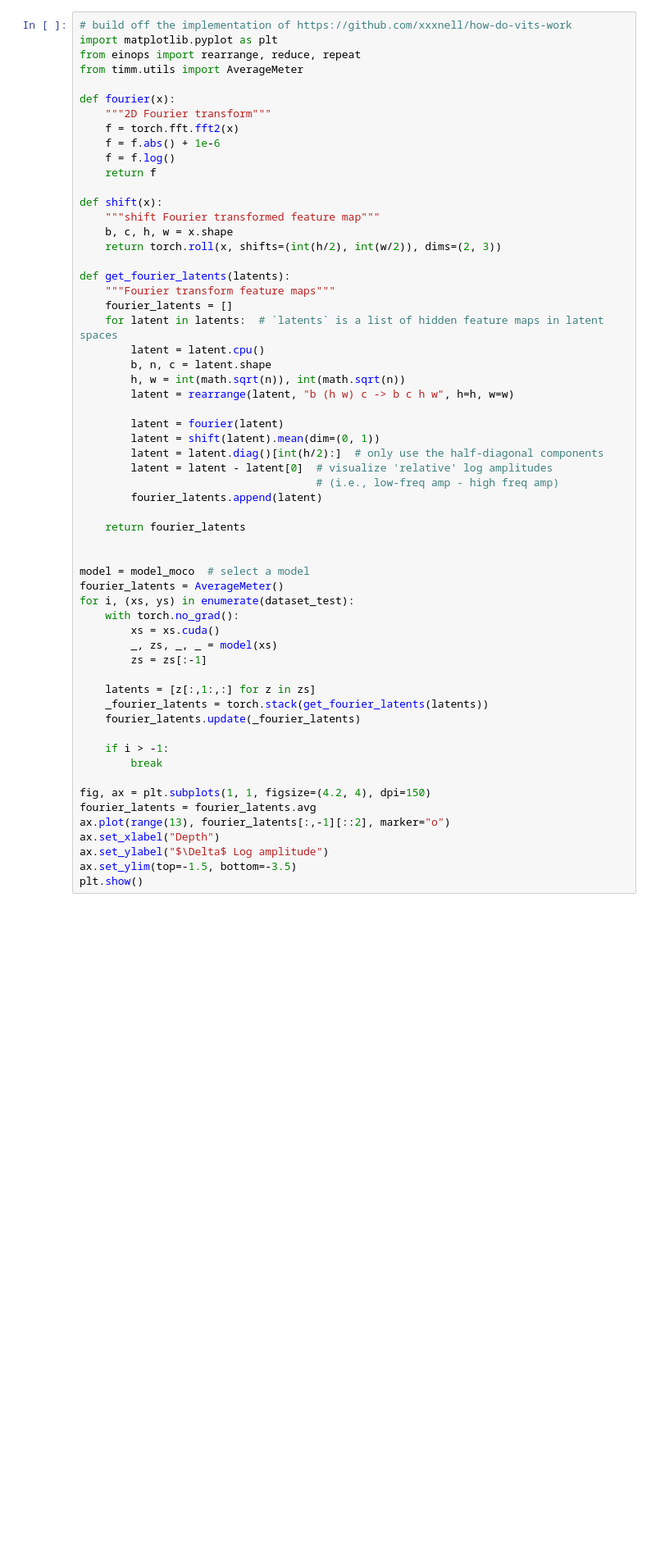
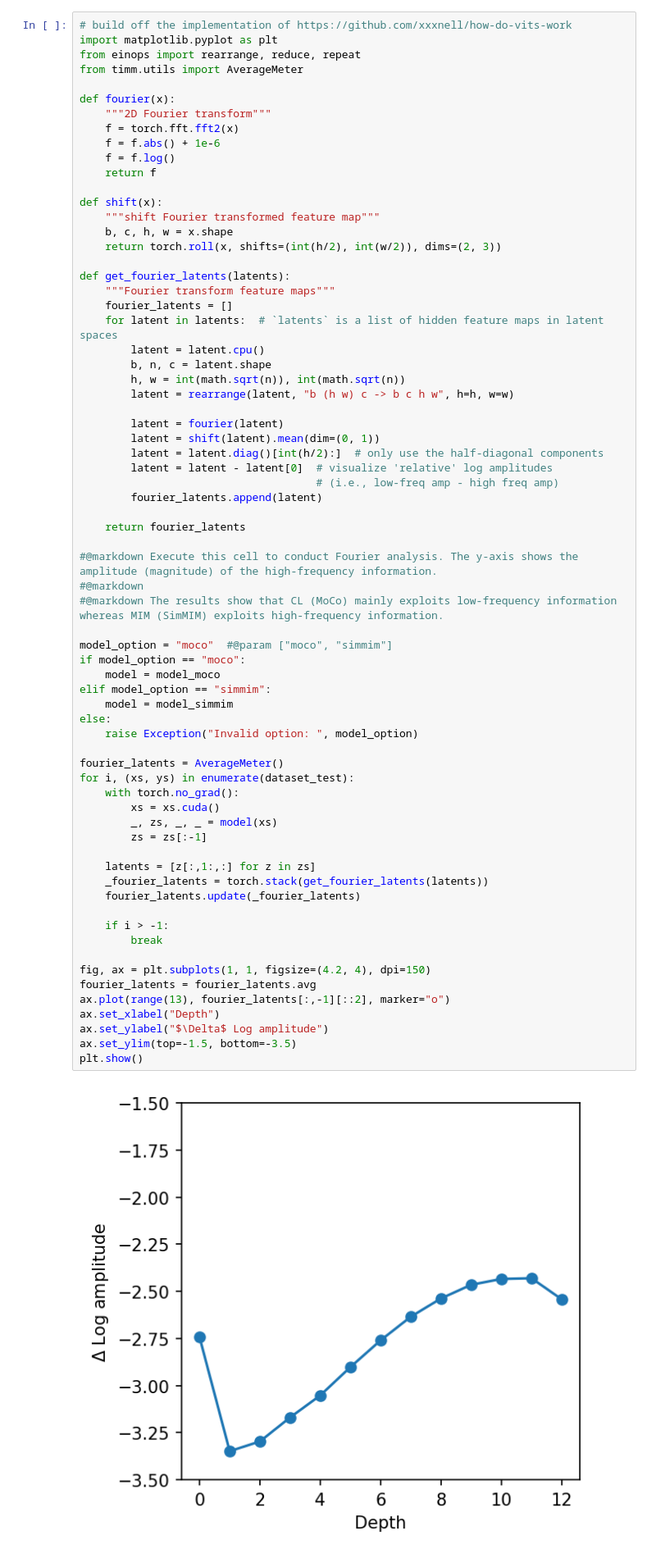
Before and after one commit to naver-ai/cl-vs-mim, a Jupyter notebook: representation_analysis.ipynb, the cells around one changed output. Shown at 82% size. Saved outputs shown, nothing was run; the diff lists cells and outputs as text; blank space fills up the shorter version.

```diff
--- a/representation_analysis.ipynb
+++ b/representation_analysis.ipynb
@@ -142,34 +180,46 @@ def get_fourier_latents(latents):
         latent = shift(latent).mean(dim=(0, 1))
         latent = latent.diag()[int(h/2):]  # only use the half-diagonal components
         latent = latent - latent[0]  # visualize 'relative' log amplitudes
                                      # (i.e., low-freq amp - high freq amp)
         fourier_latents.append(latent)
 
     return fourier_latents
 
+#@markdown Execute this cell to conduct Fourier analysis. The y-axis shows the amplitude (magnitude) of the high-frequency information.
+#@markdown
+#@markdown The results show that CL (MoCo) mainly exploits low-frequency information whereas MIM (SimMIM) exploits high-frequency information.
 
-model = model_moco  # select a model
+model_option = "moco"  #@param ["moco", "simmim"]
+if model_option == "moco":
+    model = model_moco
+elif model_option == "simmim":
+    model = model_simmim
+else:
+    raise Exception("Invalid option: ", model_option)
+
 fourier_latents = AverageMeter()
 for i, (xs, ys) in enumerate(dataset_test):
     with torch.no_grad():
         xs = xs.cuda()
         _, zs, _, _ = model(xs)
         zs = zs[:-1]
 
     latents = [z[:,1:,:] for z in zs]
     _fourier_latents = torch.stack(get_fourier_latents(latents))
     fourier_latents.update(_fourier_latents)
 
     if i > -1:
         break
 
 fig, ax = plt.subplots(1, 1, figsize=(4.2, 4), dpi=150)
 fourier_latents = fourier_latents.avg
 ax.plot(range(13), fourier_latents[:,-1][::2], marker="o")
 ax.set_xlabel("Depth")
 ax.set_ylabel("$\Delta$ Log amplitude")
 ax.set_ylim(top=-1.5, bottom=-3.5)
 plt.show()
+# %% [output]
+[figure, added]
 # %% [markdown]
 ## Toekn-level t-SNE Visualization
 # %%
```
Also changed, not shown: parts of 6 cells of this notebook, 2 other files.
